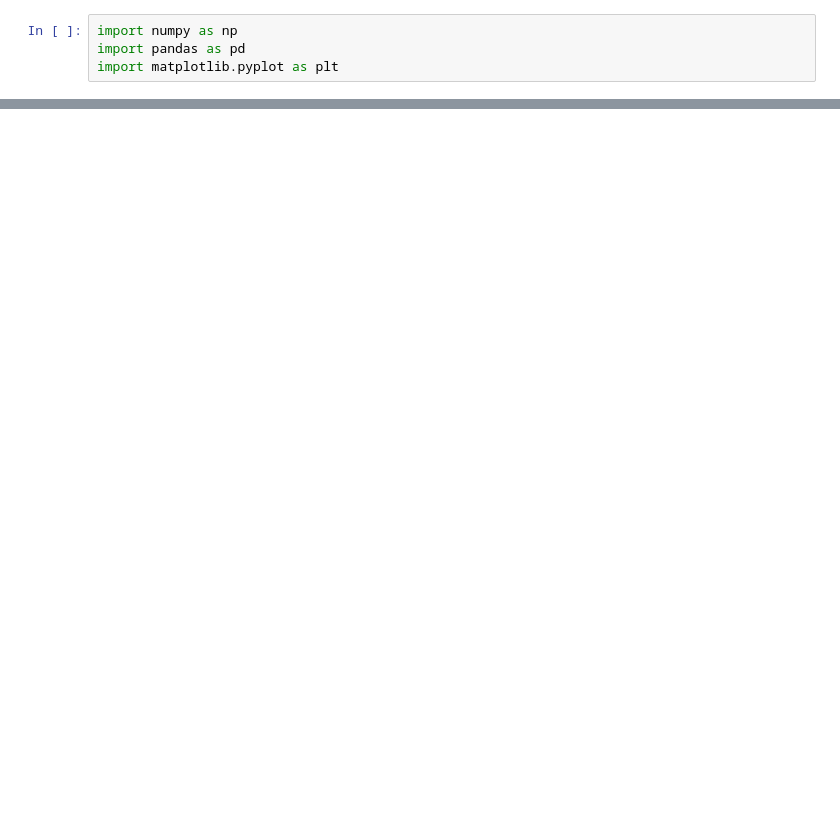
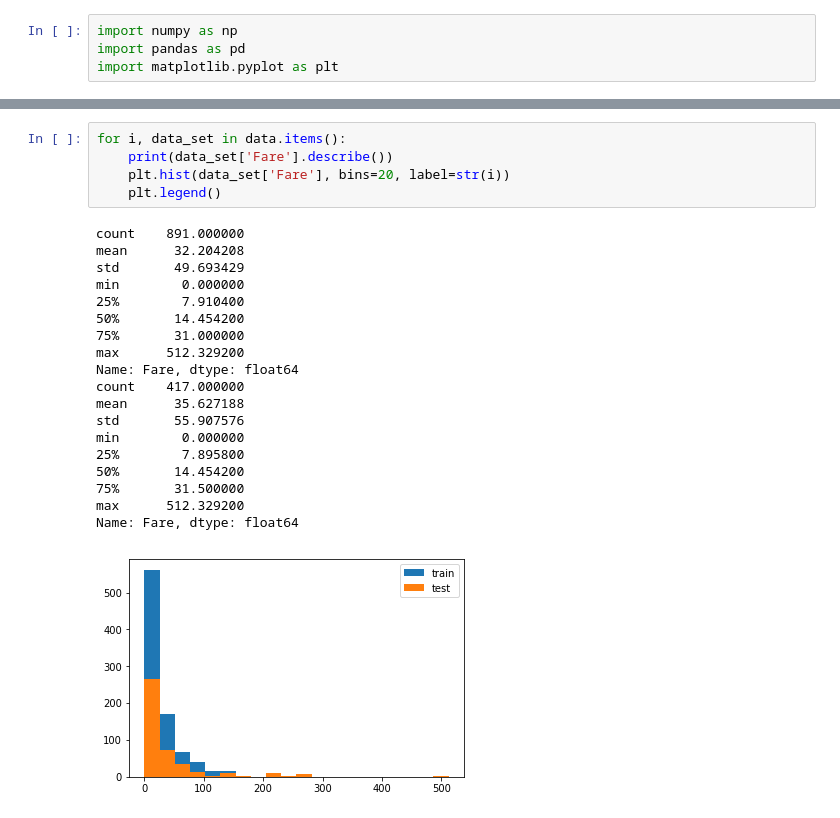
Before and after one commit to Velociraptorvelraptor/titanic-set-analysis-with-dnn, a Jupyter notebook: titanic_dnn.ipynb, the cells around one changed output, grey strips where cells are left out. Saved outputs shown, nothing was run; the diff lists cells and outputs as text; blank space fills up the shorter version.

```diff
--- a/titanic_dnn.ipynb
+++ b/titanic_dnn.ipynb
@@ -93,0 +73,25 @@ ModuleNotFoundError: No module named 'tensorflow.python.eager'
+# %%
+for i, data_set in data.items():
+    print(data_set['Fare'].describe())
+    plt.hist(data_set['Fare'], bins=20, label=str(i))
+    plt.legend()
+# %% [output]
+count    891.000000
+mean      32.204208
+std       49.693429
+min        0.000000
+25%        7.910400
+50%       14.454200
+75%       31.000000
+max      512.329200
+Name: Fare, dtype: float64
+count    417.000000
+mean      35.627188
+std       55.907576
+min        0.000000
+25%        7.895800
+50%       14.454200
+75%       31.500000
+max      512.329200
+Name: Fare, dtype: float64
+[figure, added]
```
Also changed, not shown: parts of 24 cells of this notebook.
